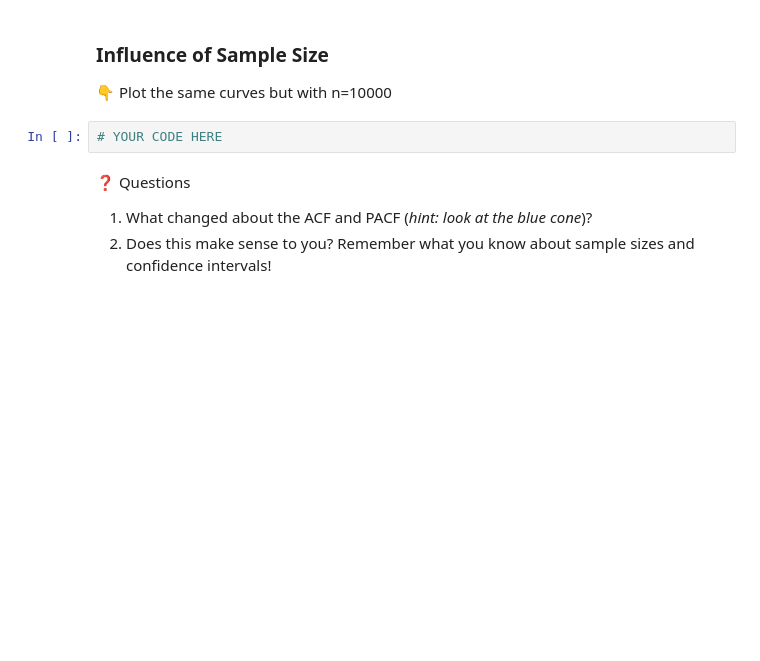
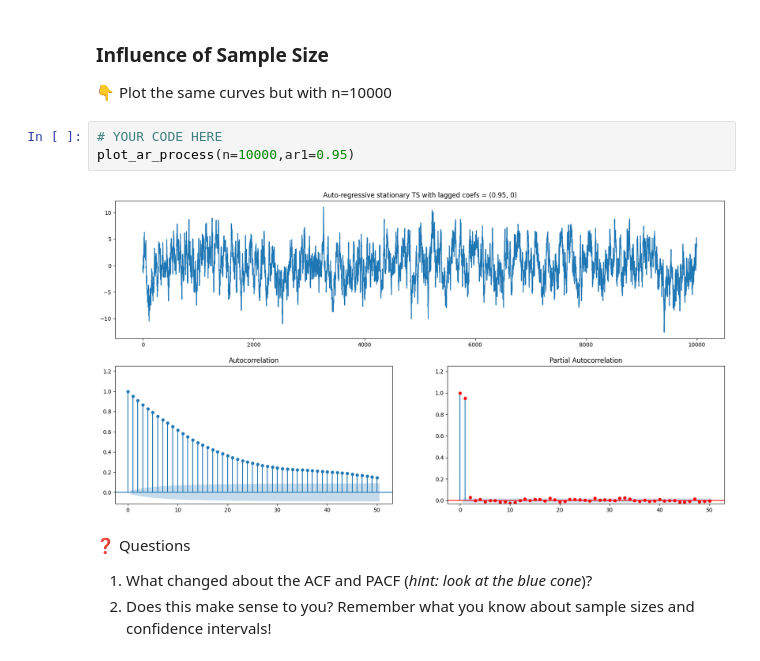
Before and after one commit to donguiboy/data-artificial-time-series, a Jupyter notebook: artificial_time_series.ipynb, the cells around one changed output. Drawn from its saved outputs; the diff is of its cells as text; blank space fills up the shorter version.

```diff
--- a/artificial_time_series.ipynb
+++ b/artificial_time_series.ipynb
@@ -74,6 +77,9 @@ def plot_ar_process(ar1, ar2=0, diff=0, n=500, mu=0, sigma=1, show_plot=True, re
 👇 Plot the same curves but with n=10000
 # %%
 # YOUR CODE HERE
+plot_ar_process(n=10000,ar1=0.95)
+# %% [output]
+[figure, added]
 # %% [markdown]
 
 ❓️ Questions
```
Also changed, not shown: parts of 29 cells of this notebook.
